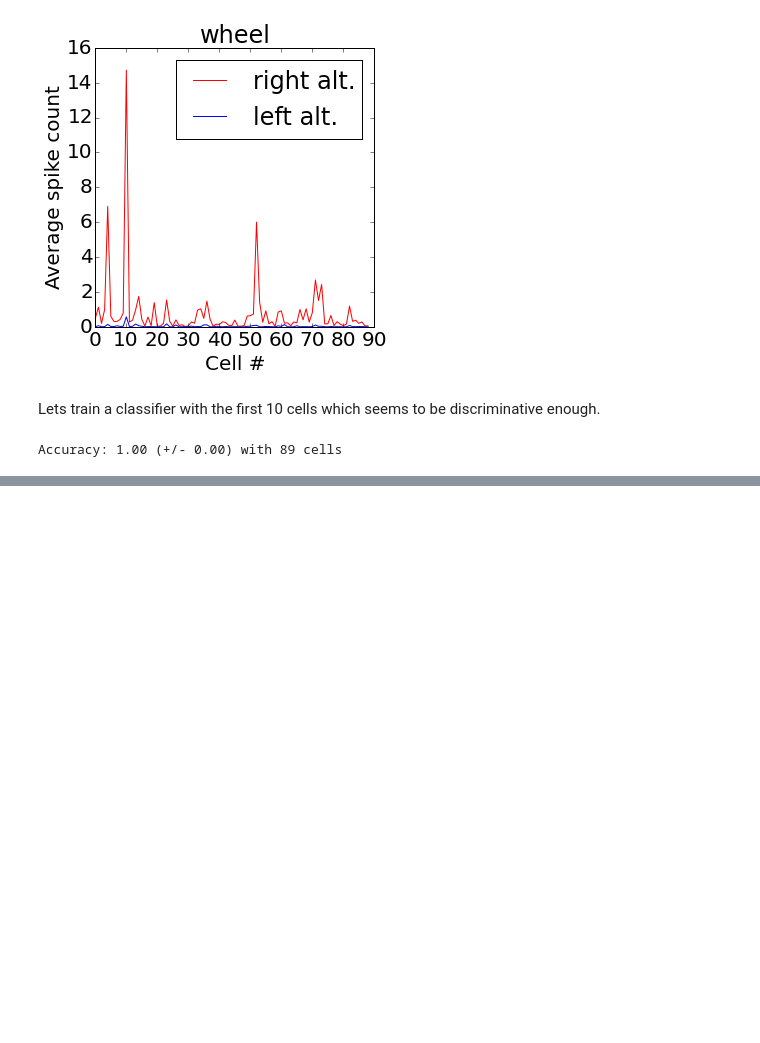
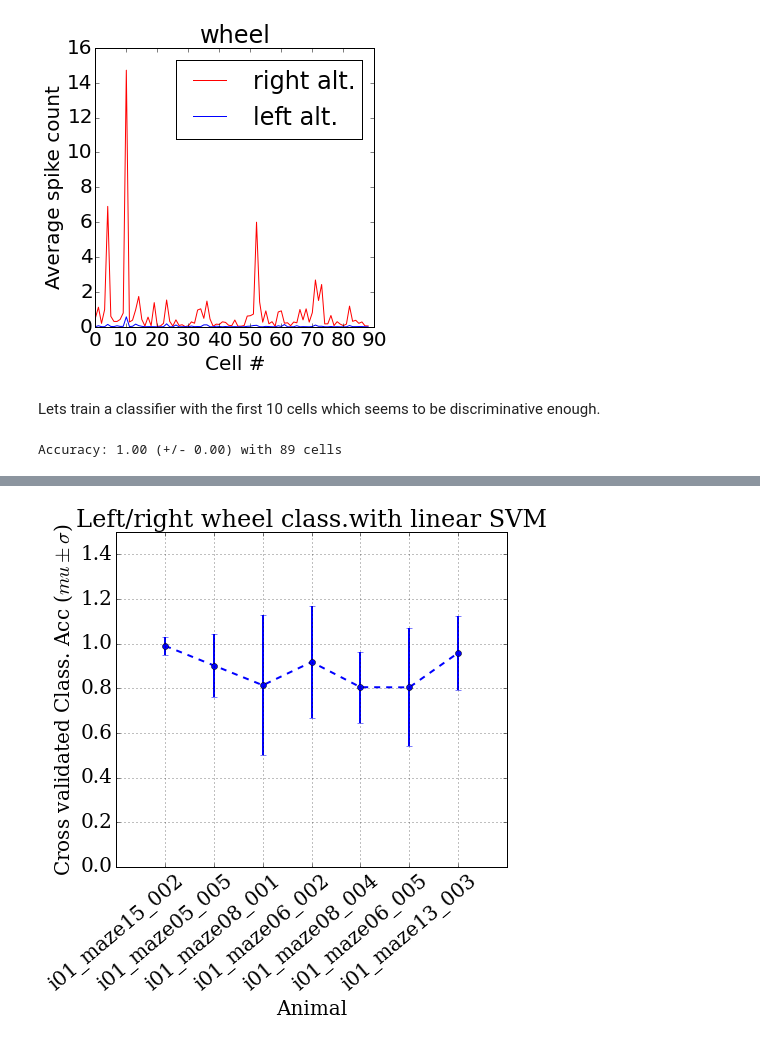
Before and after one commit to rubenpinzon/Wigner-Pattern, a Jupyter notebook: ML approach to wheel section.ipynb, the cells around one changed output, grey strips where cells are left out. Cells and saved outputs as stored; diff of their text form; code cells hidden in the pictures; blank space fills up the shorter version.

Commit message:
#RES svm classification for all animals in the wheel section

```diff
--- a/ML approach to wheel section.ipynb
+++ b/ML approach to wheel section.ipynb
@@ -8,11 +8,13 @@ import matplotlib.pyplot as plt
 import matplotlib.mlab as mlab
 import numpy as np
 from matplotlib import cm
+from sklearn import cross_validation
+from sklearn import svm
 
 %pylab inline
 # Turn interactive plotting off
 plt.ioff()
-plt.rcParams.update({'font.size': 20})
+plt.rcParams.update({'font.size': 20, 'font.family': 'serif'})
 
 folder = '/home/ruben/Documents/HAS/HC-5'
 names = nl.find_files(folder)
@@ -179,0 +248,19 @@ Accuracy: 1.00 (+/- 0.00) with 89 cells
+# %%
+rXY = np.array([(s.mean(), s.std() * 2) for s in rates])
+x = np.linspace(0,6, len(rXY))
+
+rats = [a[0] for a in names]
+
+plt.figure(figsize = (7,6))
+plt.errorbar(x, rXY[:,0], yerr=rXY[:,1], fmt='--o', lw=2)
+plt.xlabel('Animal')
+plt.ylabel('Cross validated Class. Acc ($mu\pm\sigma$)')
+plt.title('Left/right wheel class.with linear SVM')
+ax = plt.gca()
+ax.set_xticklabels(rats,rotation=40)
+plt.xlim([-1, 7])
+plt.ylim([0, 1.5])
+plt.grid()
+plt.show()
+# %% [output]
+[figure, added]
```
Also changed, not shown: parts of 4 cells of this notebook.
